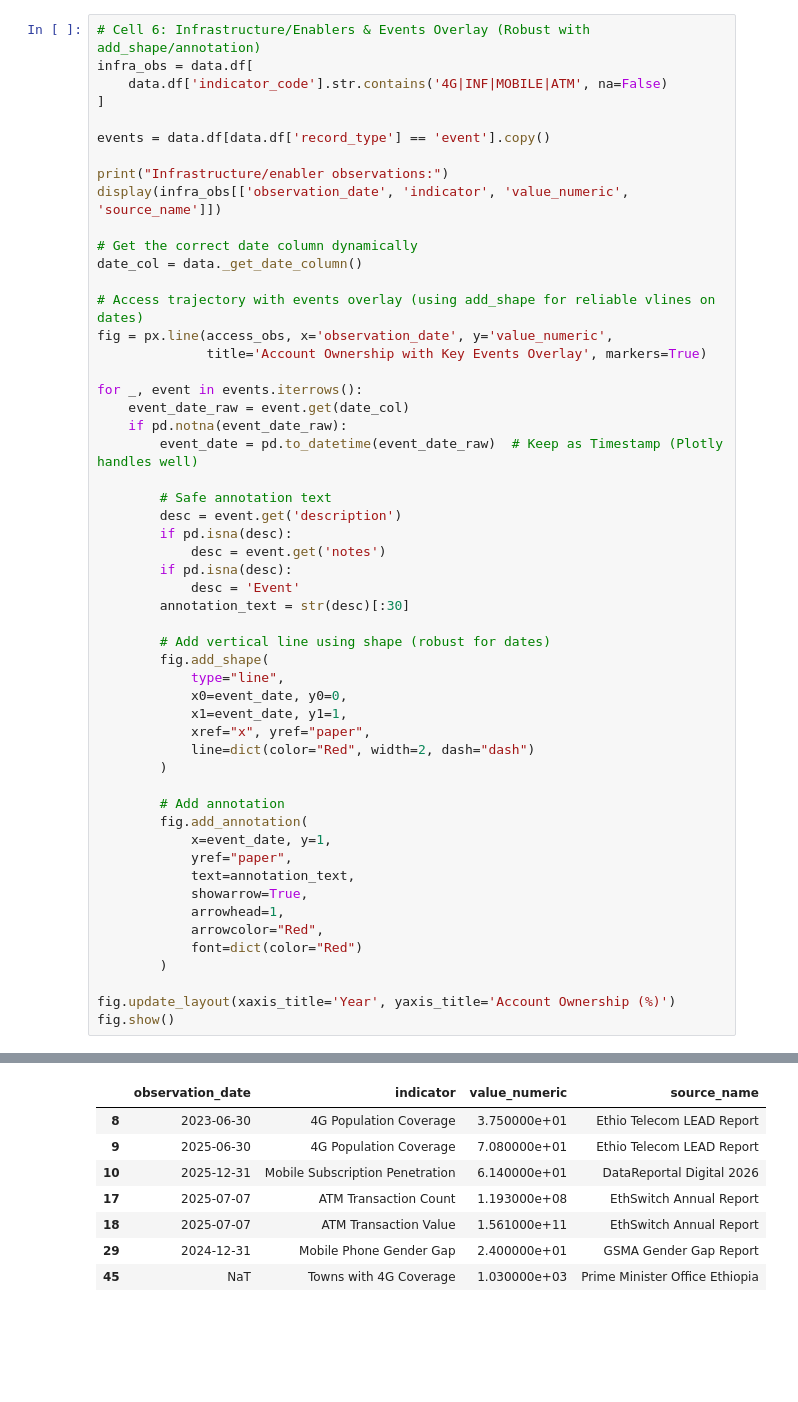
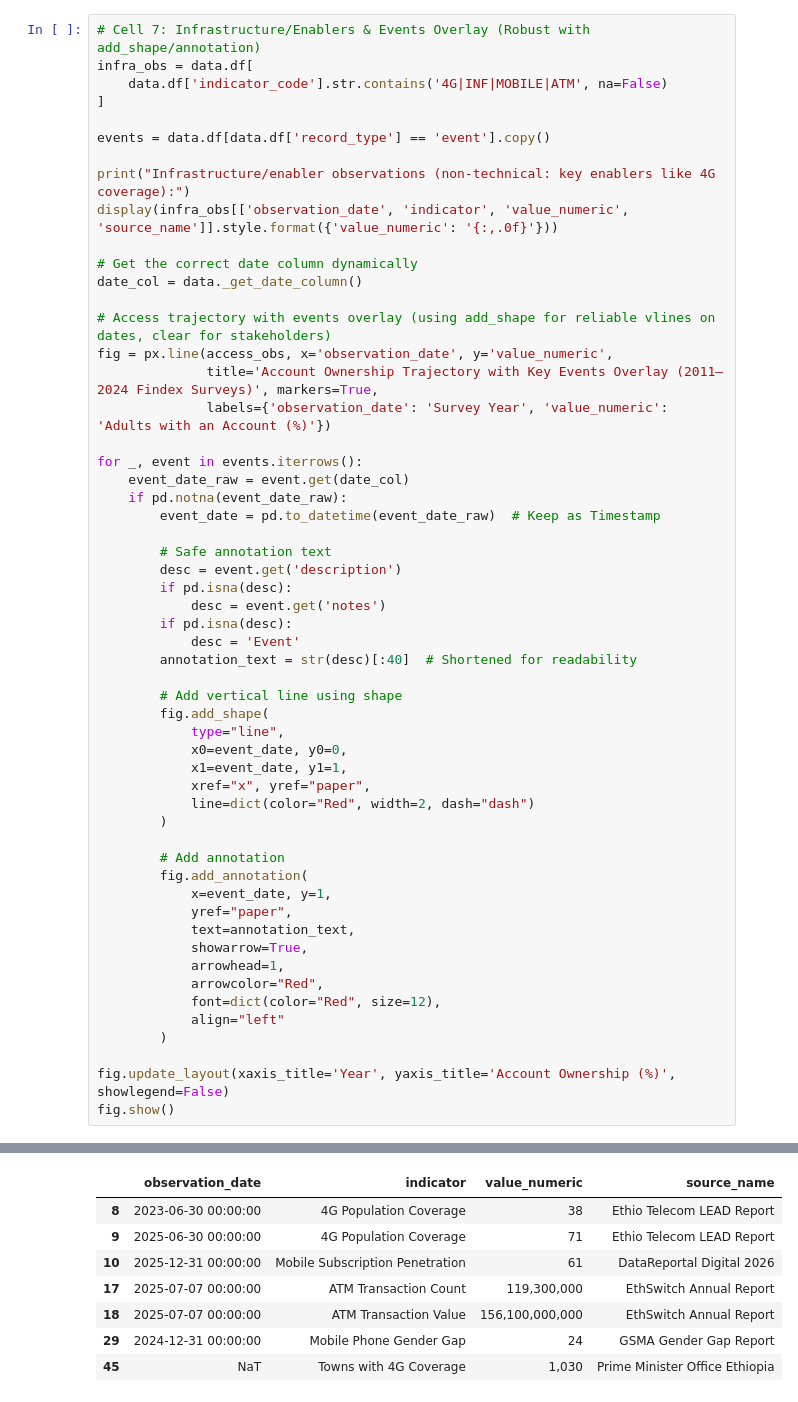
Before and after one commit to gashawbekele06/Week10-ethiopia-fi-forecast, a Jupyter notebook: notebooks/task2_eda.ipynb, the cells around one changed output, grey strips where cells are left out. Cells and saved outputs as stored; diff of their text form; blank space fills up the shorter version.

```diff
--- a/notebooks/task2_eda.ipynb
+++ b/notebooks/task2_eda.ipynb
@@ -265,25 +221,26 @@ Registered observations (from enrichments):
 # %%
-# Cell 6: Infrastructure/Enablers & Events Overlay (Robust with add_shape/annotation)
+# Cell 7: Infrastructure/Enablers & Events Overlay (Robust with add_shape/annotation)
 infra_obs = data.df[
     data.df['indicator_code'].str.contains('4G|INF|MOBILE|ATM', na=False)
 ]
 
 events = data.df[data.df['record_type'] == 'event'].copy()
 
-print("Infrastructure/enabler observations:")
-display(infra_obs[['observation_date', 'indicator', 'value_numeric', 'source_name']])
+print("Infrastructure/enabler observations (non-technical: key enablers like 4G coverage):")
+display(infra_obs[['observation_date', 'indicator', 'value_numeric', 'source_name']].style.format({'value_numeric': '{:,.0f}'}))
 
 # Get the correct date column dynamically
 date_col = data._get_date_column()
 
-# Access trajectory with events overlay (using add_shape for reliable vlines on dates)
+# Access trajectory with events overlay (using add_shape for reliable vlines on dates, clear for stakeholders)
 fig = px.line(access_obs, x='observation_date', y='value_numeric',
-              title='Account Ownership with Key Events Overlay', markers=True)
+              title='Account Ownership Trajectory with Key Events Overlay (2011–2024 Findex Surveys)', markers=True,
+              labels={'observation_date': 'Survey Year', 'value_numeric': 'Adults with an Account (%)'})
 
 for _, event in events.iterrows():
     event_date_raw = event.get(date_col)
     if pd.notna(event_date_raw):
-        event_date = pd.to_datetime(event_date_raw)  # Keep as Timestamp (Plotly handles well)
+        event_date = pd.to_datetime(event_date_raw)  # Keep as Timestamp
 
         # Safe annotation text
         desc = event.get('description')
@@ -291,9 +248,9 @@ for _, event in events.iterrows():
             desc = event.get('notes')
         if pd.isna(desc):
             desc = 'Event'
-        annotation_text = str(desc)[:30]
+        annotation_text = str(desc)[:40]  # Shortened for readability
 
-        # Add vertical line using shape (robust for dates)
+        # Add vertical line using shape
         fig.add_shape(
             type="line",
             x0=event_date, y0=0,
@@ -310,9 +267,10 @@ for _, event in events.iterrows():
             showarrow=True,
             arrowhead=1,
             arrowcolor="Red",
-            font=dict(color="Red")
+            font=dict(color="Red", size=12),
+            align="left"
         )
 
-fig.update_layout(xaxis_title='Year', yaxis_title='Account Ownership (%)')
+fig.update_layout(xaxis_title='Year', yaxis_title='Account Ownership (%)', showlegend=False)
 fig.show()
 # %% [output]
@@ -320,9 +278,9 @@ Infrastructure/enabler observations:
 |  | observation_date | indicator | value_numeric | source_name |
-| 8 | 2023-06-30 | 4G Population Coverage | 3.750000e+01 | Ethio Telecom LEAD Report |
-| 9 | 2025-06-30 | 4G Population Coverage | 7.080000e+01 | Ethio Telecom LEAD Report |
-| 10 | 2025-12-31 | Mobile Subscription Penetration | 6.140000e+01 | DataReportal Digital 2026 |
-| 17 | 2025-07-07 | ATM Transaction Count | 1.193000e+08 | EthSwitch Annual Report |
-| 18 | 2025-07-07 | ATM Transaction Value | 1.561000e+11 | EthSwitch Annual Report |
-| 29 | 2024-12-31 | Mobile Phone Gender Gap | 2.400000e+01 | GSMA Gender Gap Report |
-| 45 | NaT | Towns with 4G Coverage | 1.030000e+03 | Prime Minister Office Ethiopia |
+| 8 | 2023-06-30 00:00:00 | 4G Population Coverage | 38 | Ethio Telecom LEAD Report |
+| 9 | 2025-06-30 00:00:00 | 4G Population Coverage | 71 | Ethio Telecom LEAD Report |
+| 10 | 2025-12-31 00:00:00 | Mobile Subscription Penetration | 61 | DataReportal Digital 2026 |
+| 17 | 2025-07-07 00:00:00 | ATM Transaction Count | 119,300,000 | EthSwitch Annual Report |
+| 18 | 2025-07-07 00:00:00 | ATM Transaction Value | 156,100,000,000 | EthSwitch Annual Report |
+| 29 | 2024-12-31 00:00:00 | Mobile Phone Gender Gap | 24 | GSMA Gender Gap Report |
+| 45 | NaT | Towns with 4G Coverage | 1,030 | Prime Minister Office Ethiopia |
 # %%
```
Also changed, not shown: parts of 11 cells of this notebook.
